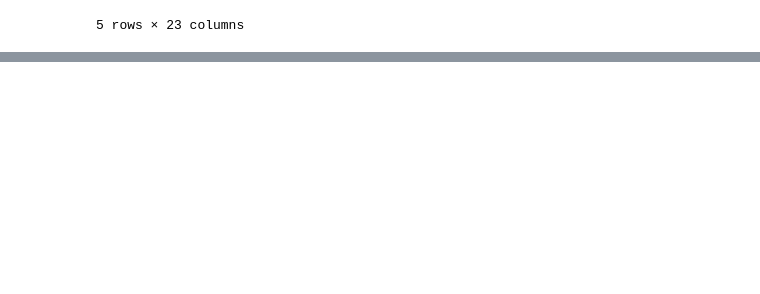
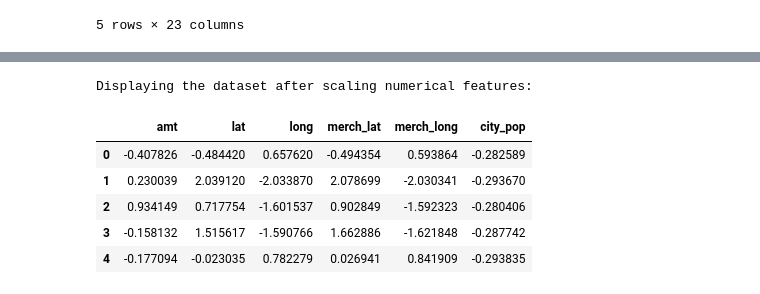
Before and after one commit to EDMMaster/FraudDetection, a Jupyter notebook: main.ipynb, the cells around one changed output, grey strips where cells are left out. Drawn from its saved outputs; the diff is of its cells as text; code cells hidden in the pictures; blank space fills up the shorter version.

```diff
--- a/main.ipynb
+++ b/main.ipynb
@@ -55,0 +105,20 @@ fraud_test_df.head()
+# %%
+from sklearn.model_selection import train_test_split
+
+# Define features and target
+X = fraud_train_df.drop('is_fraud', axis=1)  # Features
+y = fraud_train_df['is_fraud']  # Target
+
+# Split into training and test sets (70% train, 30% test)
+X_train, X_test, y_train, y_test = train_test_split(X, y, test_size=0.3, random_state=42, stratify=y)
+# Display the scaled features to ensure they have been standardized
+print("\nDisplaying the dataset after scaling numerical features:")
+display(fraud_train_df[numerical_features].head())
+# %% [output]
+Displaying the dataset after scaling numerical features:
+|  | amt | lat | long | merch_lat | merch_long | city_pop |
+| 0 | -0.407826 | -0.484420 | 0.657620 | -0.494354 | 0.593864 | -0.282589 |
+| 1 | 0.230039 | 2.039120 | -2.033870 | 2.078699 | -2.030341 | -0.293670 |
+| 2 | 0.934149 | 0.717754 | -1.601537 | 0.902849 | -1.592323 | -0.280406 |
+| 3 | -0.158132 | 1.515617 | -1.590766 | 1.662886 | -1.621848 | -0.287742 |
+| 4 | -0.177094 | -0.023035 | 0.782279 | 0.026941 | 0.841909 | -0.293835 |
```
Also changed, not shown: parts of 16 cells of this notebook.
